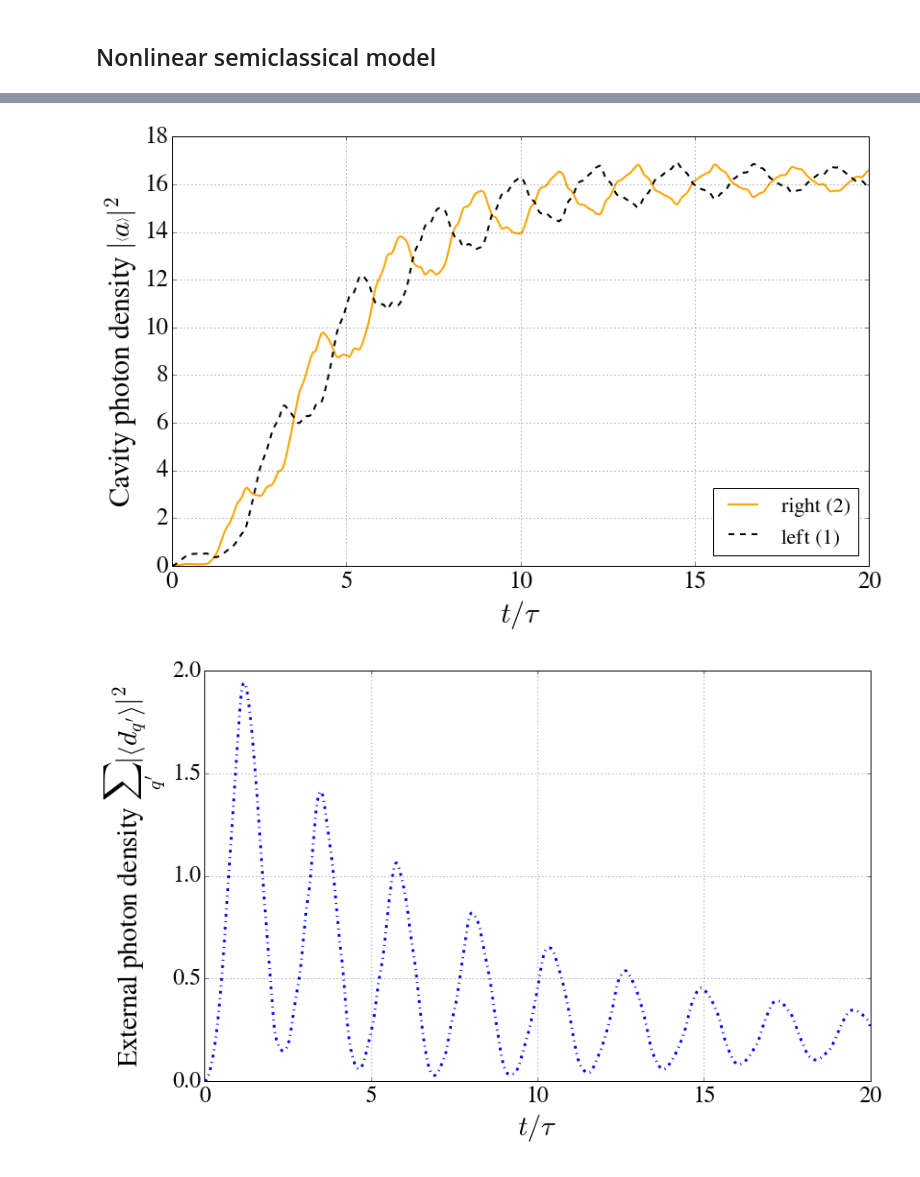
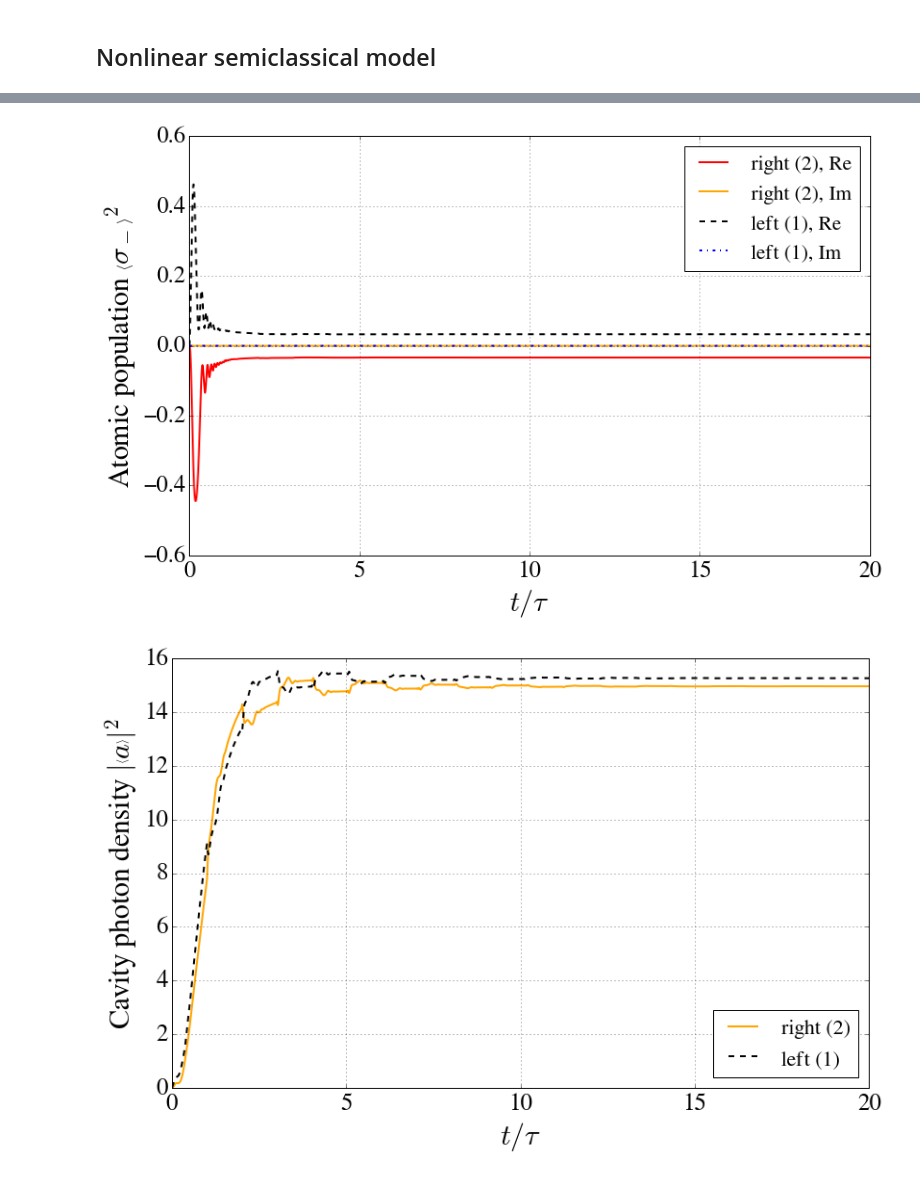
Before and after one commit to nemetniki/with-Andreas, a Jupyter notebook: CCQED.ipynb, the cells around one changed output, grey strips where cells are left out. Cells and saved outputs as stored; diff of their text form; code cells hidden in the pictures.

Commit message:
Looking at <sigma_m>

```diff
--- a/CCQED.ipynb
+++ b/CCQED.ipynb
@@ -467,19 +467,22 @@ M = sym.Matrix([[0, g1, 0, 0, 0, 0, 0],\
 ## Nonlinear semiclassical model
 # %%
 #Defining equations
+from math import *
 import numpy as np
+import pylab as pl
+import matplotlib.pyplot as plt
 from scipy.integrate import ode
 
 Ep1 = 10.
 Ep2 = 0.
 c = 2.13/2./np.pi*100.
-tau = np.pi/10.
+tau = np.pi/2.
 s = np.pi/(c*tau)
 kap1 = 1.2
 kap2 = 1.2
 kapi = 0.2
-g1 = 0.
-g2 = 20.
+g1 = 10.
+g2 = 10.
 gam = 5.2
 v1  = 10.
 v2  = 10.
@@ -563,26 +574,28 @@ for ti in range(0,len(time)):
 fsfont = {'fontname':'FreeSerif'}
 plt.figure(1,figsize=(13,8))
 plt.clf()
-plt.ylim(-.01,.01)
+#plt.ylim(-.01,.01)
 plt.plot(time,sol[:,5],linewidth=2.0,label='right (2)',color = 'orange')
 plt.hold(True)
 plt.plot(time,sol[:,2],linewidth=2.0,label='left (1)',color='k',ls='--')
 plt.xlabel('$t/\\tau$',fontsize=30.)
-plt.xlim(15,20)
+plt.xlim(0,20)
 plt.ylabel('Atomic population $\left<\sigma_z\\right>$',fontsize=30.)
 plt.legend(loc='lower right',fontsize = 22)
 plt.grid(True)
-#plt.figure(2,figsize=(13,8))
-#plt.clf()
-#plt.ylim(0,1.05)
-#plt.plot(time,np.abs(sol[:,4])**2,linewidth=2.0,label='right (2)',color = 'orange')
-#lt.hold(True)
-#plt.plot(time,np.abs(sol[:,1])**2,linewidth=2.0,label='left (1)',color='k',ls='--')
-#plt.xlabel('$t/\\tau$',fontsize=30.)
-#plt.xlim(0,20)
-#plt.ylabel('Atomic population $|\left<\sigma_-\\right>|^2$',fontsize=30.)
-#plt.legend(loc='lower right',fontsize = 22)
-#plt.grid(True)
+plt.figure(2,figsize=(13,8))
+plt.clf()
+#plt.ylim(0,1.0)
+plt.plot(time,np.real(sol[:,4]),linewidth=2.0,label='right (2), Re',color = 'red')
+plt.hold(True)
+plt.plot(time,np.imag(sol[:,4]),linewidth=2.0,label='right (2), Im',color = 'orange')
+plt.plot(time,np.real(sol[:,1]),linewidth=2.0,label='left (1), Re',color='k',ls='--')
+plt.plot(time,np.imag(sol[:,1]),linewidth=2.0,label='left (1), Im',color='b',ls='-.')
+plt.xlabel('$t/\\tau$',fontsize=30.)
+plt.xlim(0,20)
+plt.ylabel('Atomic population $\left<\sigma_-\\right>^2$',fontsize=30.)
+plt.legend(loc='upper right',fontsize = 22)
+plt.grid(True)
 plt.figure(3,figsize=(13,8))
 plt.clf()
 #plt.ylim(0,1.05)
@@ -620,2 +633,2 @@ plt.show()
-[figure, old version]
+[figure, new version]
-[figure, old version]
+[figure, new version]
```
Also changed, not shown: parts of 2 cells of this notebook.
